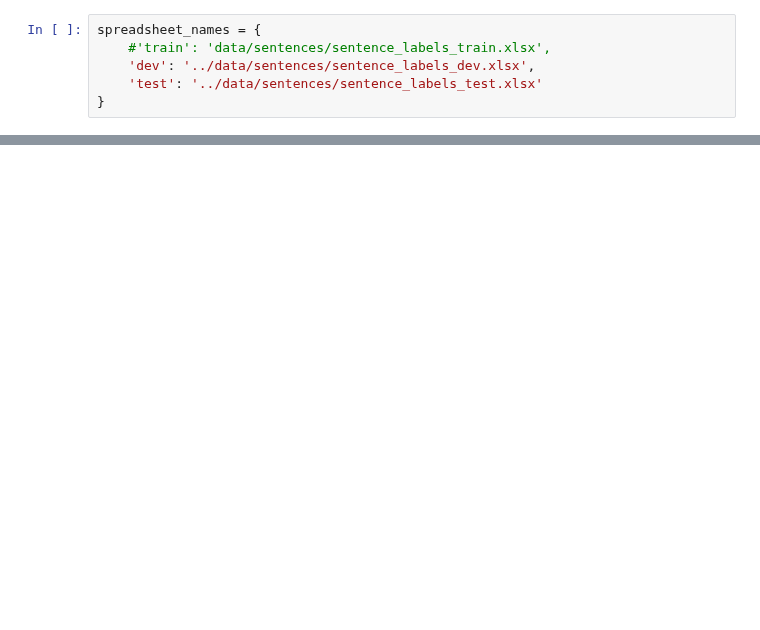
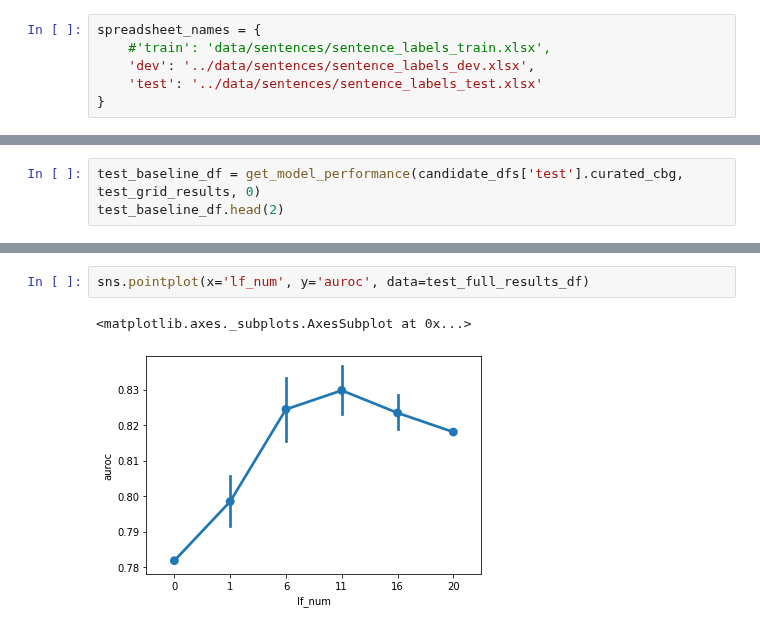
Before and after one commit to greenelab/snorkeling, a Jupyter notebook: compound_gene/compound_binds_gene/label_sampling_experiment/label_sampling_experiment.ipynb, the cells around one changed output, grey strips where cells are left out. Saved outputs shown, nothing was run; the diff lists cells and outputs as text; blank space fills up the shorter version.

```diff
--- a/compound_gene/compound_binds_gene/label_sampling_experiment/label_sampling_experiment.ipynb
+++ b/compound_gene/compound_binds_gene/label_sampling_experiment/label_sampling_experiment.ipynb
@@ -815,0 +93,3 @@ test_all_marginals_df.to_csv(
+# %%
+test_baseline_df = get_model_performance(candidate_dfs['test'].curated_cbg, test_grid_results, 0)
+test_baseline_df.head(2)
@@ -815,0 +197,5 @@ test_all_marginals_df.to_csv(
+# %%
+sns.pointplot(x='lf_num', y='auroc', data=test_full_results_df)
+# %% [output]
+<matplotlib.axes._subplots.AxesSubplot at 0x...>
+[figure, added]
```
Also changed, not shown: parts of 159 cells of this notebook, 20 other files.
